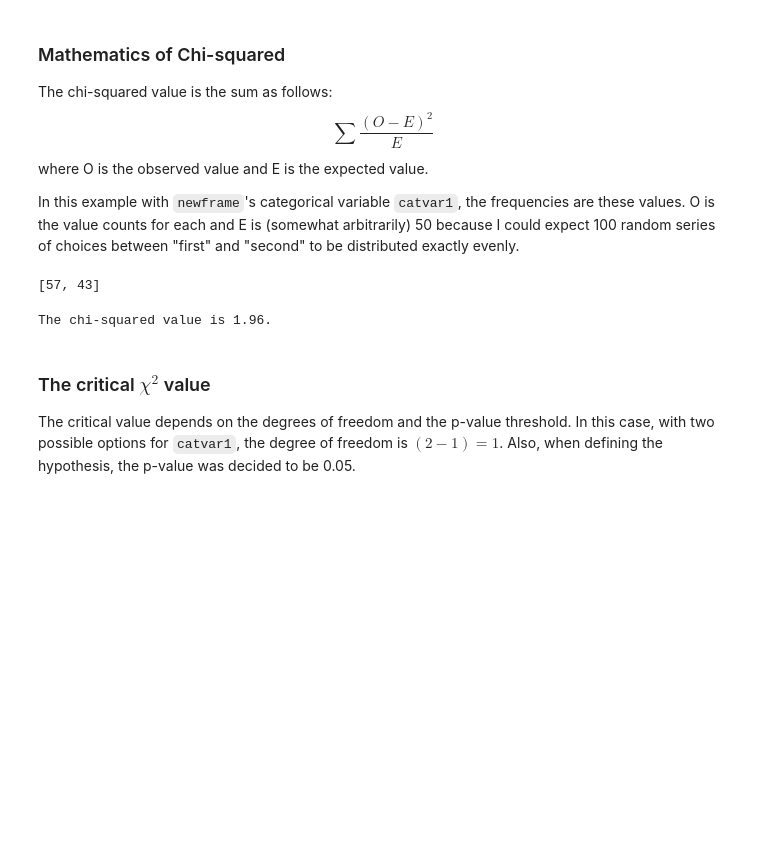
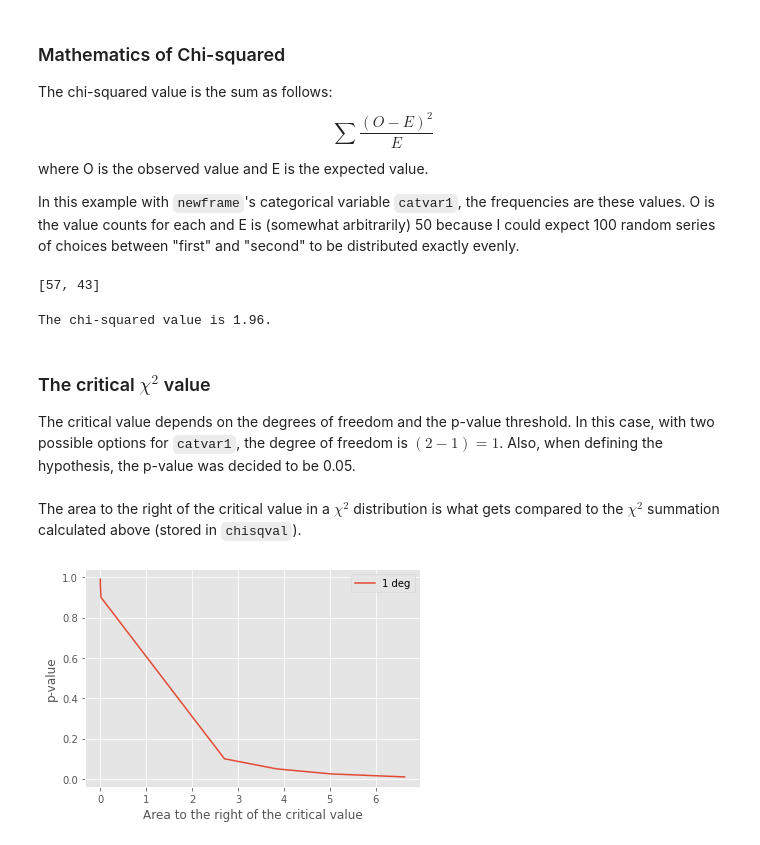
Before and after one commit to bronwencc/python_practice, a Jupyter notebook: chi-squared-test.ipynb, the cells around one changed output. Cells and saved outputs as stored; diff of their text form; code cells hidden in the pictures; blank space fills up the shorter version.

Commit message:
Plot table values

```diff
--- a/chi-squared-test.ipynb
+++ b/chi-squared-test.ipynb
@@ -119,0 +116,13 @@ plt.plot(x,y)
+# %% [markdown]
+The area to the right of the critical value in a $\chi^2$ distribution is what gets compared to the $\chi^2$ summation calculated above (stored in `chisqval`).
+# %%
+#create plot with values from chi-square table for 1 degree of freedom
+x = [0,0.001,0.004,0.016,2.706,3.841,5.024,6.635]
+pvals = [0.99,0.975,0.95,0.90,0.10,0.05,0.025,0.01]
+plt.plot(x,pvals,label="1 deg")
+plt.ylabel("p-value")
+plt.xlabel("Area to the right of the critical value")
+plt.legend()
+plt.show()
+# %% [output]
+[figure, added]
```
Also changed, not shown: parts of 6 cells of this notebook.
